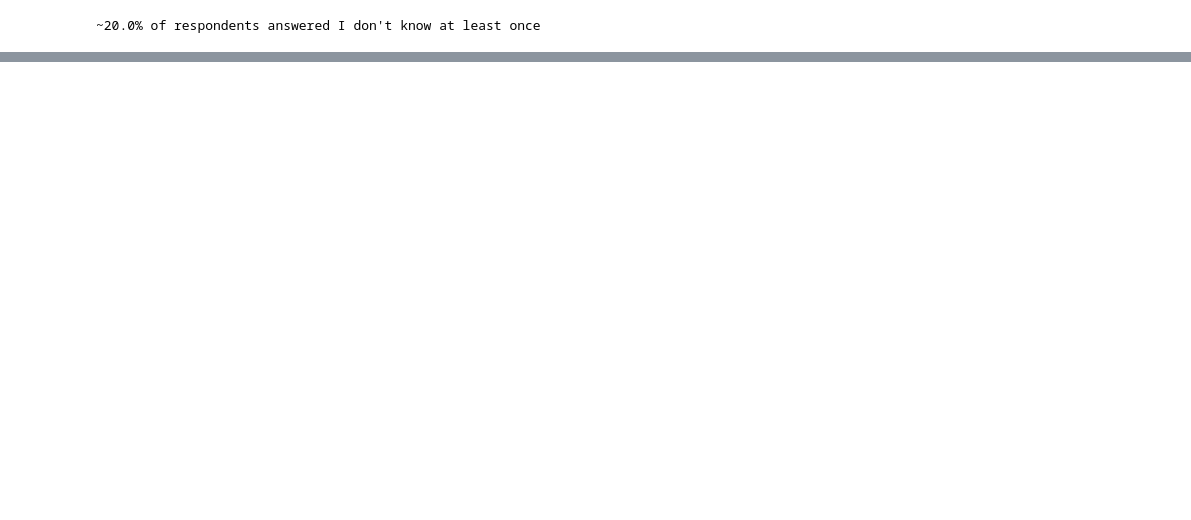
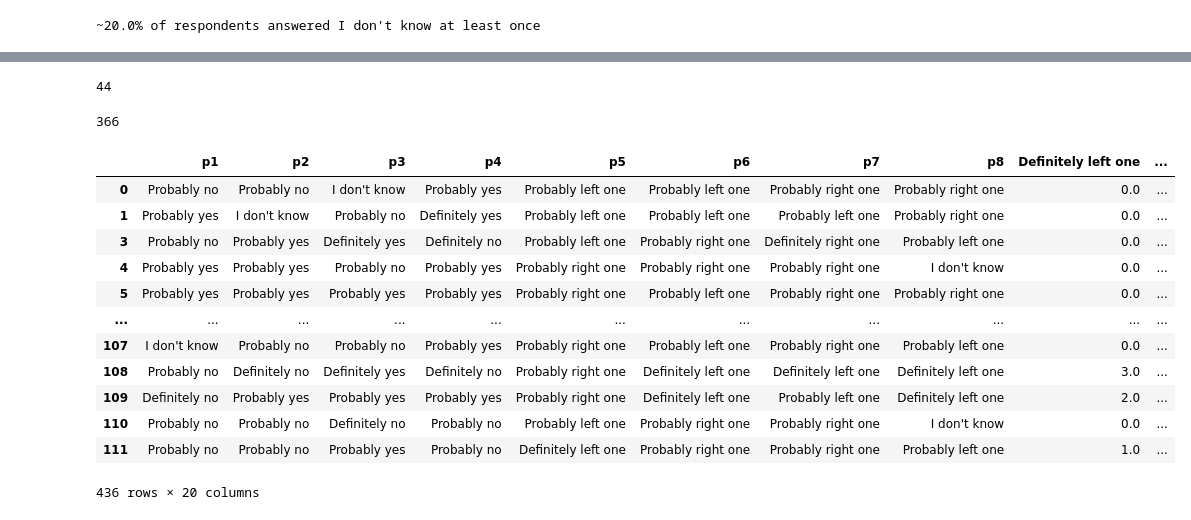
Before and after one commit to ShalyginaA/artificial-or-real-version2, a Jupyter notebook: main_analysis.ipynb, the cells around one changed output, grey strips where cells are left out. Saved outputs shown, nothing was run; the diff lists cells and outputs as text; code cells hidden in the pictures; blank space fills up the shorter version.

```diff
--- a/main_analysis.ipynb
+++ b/main_analysis.ipynb
@@ -399,0 +447,26 @@ print("~" + str(np.round(len(df5[df5["I don't know"] > 0])/len(df5)*100))+
+# %%
+len(df5[df5["definitely_sum"] > df5["probably_sum"]])
+# %% [output]
+44
+# %%
+len(df5[df5["probably_sum"] > df5["definitely_sum"]])
+# %% [output]
+366
+# %%
+df5['people_questions_score'] = np.sum(df[people_cols_mapped], axis=1)
+# %%
+df5
+# %% [output]
+|  | p1 | p2 | p3 | p4 | p5 | p6 | p7 | p8 | Definitely left one | ... |
+| 0 | Probably no | Probably no | I don't know | Probably yes | Probably left one | Probably left one | Probably right one | Probably right one | 0.0 | ... |
+| 1 | Probably yes | I don't know | Probably no | Definitely yes | Probably left one | Probably left one | Probably left one | Probably right one | 0.0 | ... |
+| 3 | Probably no | Probably yes | Definitely yes | Definitely no | Probably left one | Probably right one | Definitely right one | Probably left one | 0.0 | ... |
+| 4 | Probably yes | Probably yes | Probably no | Probably yes | Probably right one | Probably right one | Probably right one | I don't know | 0.0 | ... |
+| 5 | Probably yes | Probably yes | Probably yes | Probably yes | Probably right one | Probably left one | Probably right one | Probably right one | 0.0 | ... |
+| ... | ... | ... | ... | ... | ... | ... | ... | ... | ... | ... |
+| 107 | I don't know | Probably no | Probably no | Probably yes | Probably right one | Probably left one | Probably right one | Probably left one | 0.0 | ... |
+| 108 | Probably no | Definitely no | Definitely yes | Definitely no | Probably right one | Definitely left one | Definitely left one | Definitely left one | 3.0 | ... |
+| 109 | Definitely no | Probably yes | Probably yes | Probably yes | Probably right one | Definitely left one | Probably left one | Definitely left one | 2.0 | ... |
+| 110 | Probably no | Probably no | Definitely no | Probably no | Probably left one | Probably right one | Probably right one | I don't know | 0.0 | ... |
+| 111 | Probably no | Probably no | Probably yes | Probably no | Definitely left one | Probably right one | Probably right one | Probably left one | 1.0 | ... |
+436 rows × 20 columns
```
Also changed, not shown: parts of 22 cells of this notebook.
